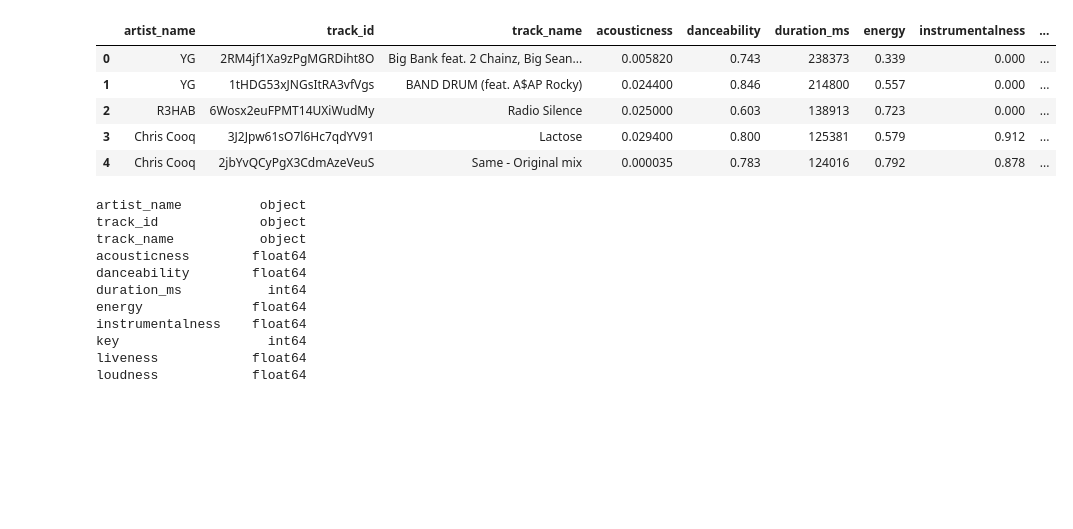
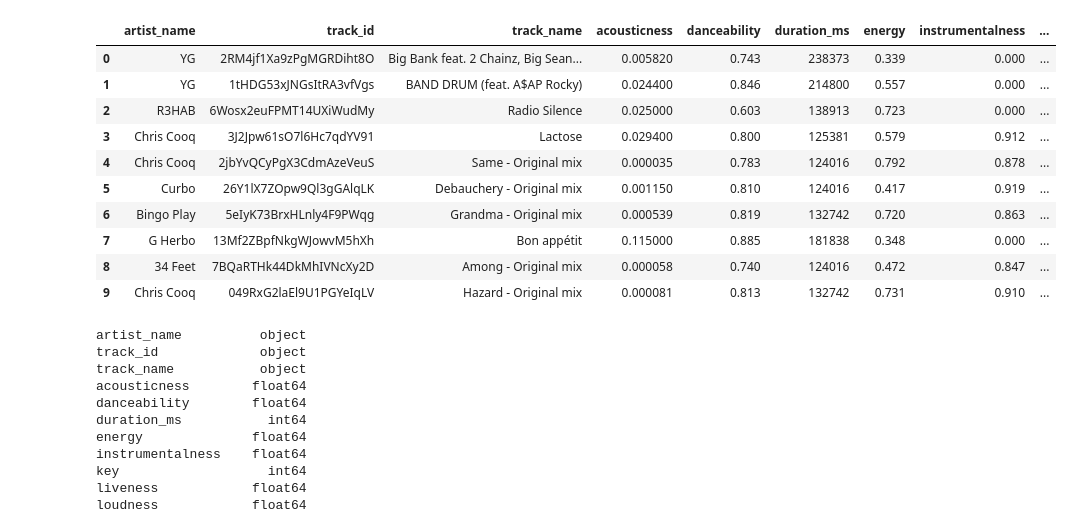
Before and after one commit to spotify-ss/data-science, a Jupyter notebook: plotly_app/Spotify.ipynb, the cells around one changed output. Cells and saved outputs as stored; diff of their text form; code cells hidden in the pictures; blank space fills up the shorter version.

```diff
--- a/Spotify.ipynb
+++ b/plotly_app/Spotify.ipynb
@@ -9,14 +9,19 @@ from matplotlib.projections import register_projection
 
 df = pd.read_csv('SpotifyAudioFeaturesNov2018.csv')
 # %%
-df.head()
+df.head(10)
 # %% [output]
 |  | artist_name | track_id | track_name | acousticness | danceability | duration_ms | energy | instrumentalness | ... |
 | 0 | YG | 2RM4jf1Xa9zPgMGRDiht8O | Big Bank feat. 2 Chainz, Big Sean... | 0.005820 | 0.743 | 238373 | 0.339 | 0.000 | ... |
 | 1 | YG | 1tHDG53xJNGsItRA3vfVgs | BAND DRUM (feat. A$AP Rocky) | 0.024400 | 0.846 | 214800 | 0.557 | 0.000 | ... |
 | 2 | R3HAB | 6Wosx2euFPMT14UXiWudMy | Radio Silence | 0.025000 | 0.603 | 138913 | 0.723 | 0.000 | ... |
 | 3 | Chris Cooq | 3J2Jpw61sO7l6Hc7qdYV91 | Lactose | 0.029400 | 0.800 | 125381 | 0.579 | 0.912 | ... |
 | 4 | Chris Cooq | 2jbYvQCyPgX3CdmAzeVeuS | Same - Original mix | 0.000035 | 0.783 | 124016 | 0.792 | 0.878 | ... |
+| 5 | Curbo | 26Y1lX7ZOpw9Ql3gGAlqLK | Debauchery - Original mix | 0.001150 | 0.810 | 124016 | 0.417 | 0.919 | ... |
+| 6 | Bingo Play | 5eIyK73BrxHLnly4F9PWqg | Grandma - Original mix | 0.000539 | 0.819 | 132742 | 0.720 | 0.863 | ... |
+| 7 | G Herbo | 13Mf2ZBpfNkgWJowvM5hXh | Bon appétit | 0.115000 | 0.885 | 181838 | 0.348 | 0.000 | ... |
+| 8 | 34 Feet | 7BQaRTHk44DkMhIVNcXy2D | Among - Original mix | 0.000058 | 0.740 | 124016 | 0.472 | 0.847 | ... |
+| 9 | Chris Cooq | 049RxG2laEl9U1PGYeIqLV | Hazard - Original mix | 0.000081 | 0.813 | 132742 | 0.731 | 0.910 | ... |
 # %%
 df.track_name.astype(str)
 df.dtypes
```
Also changed, not shown: parts of 9 cells of this notebook, 3 other files.
